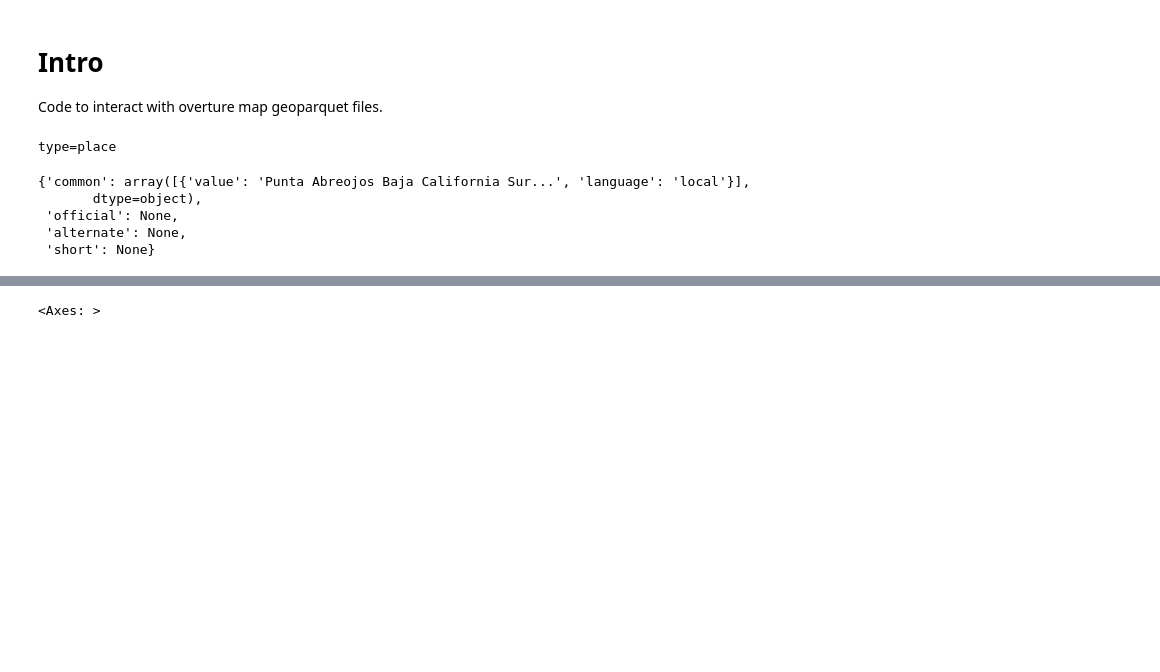
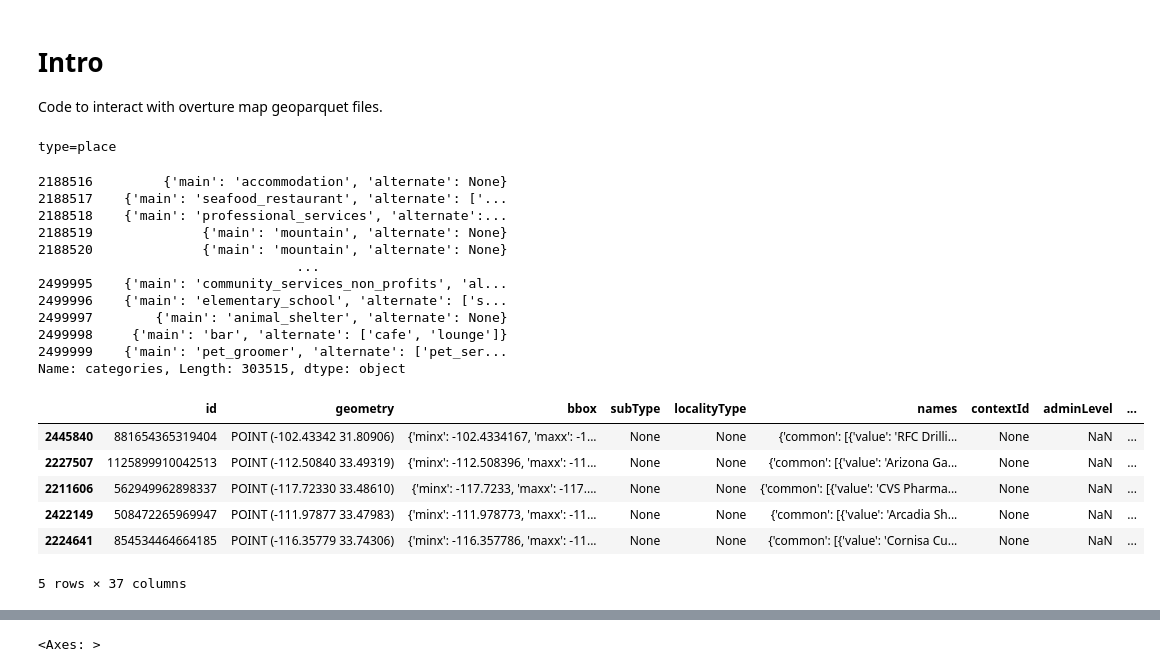
Before and after one commit to easierdata/geohash-cid, a Jupyter notebook: notebooks/data_processing/overturemap_parquet.ipynb, the cells around one changed output, grey strips where cells are left out. Saved outputs shown, nothing was run; the diff lists cells and outputs as text; code cells hidden in the pictures; blank space fills up the shorter version.

```diff
--- a/notebooks/data_processing/overturemap_parquet.ipynb
+++ b/notebooks/data_processing/overturemap_parquet.ipynb
@@ -16,9 +16,17 @@ gdf = gpd.read_parquet(overture_root+"/theme=places/type=place/part-00010-6cb890
 
 gdf = gdf.cx[-125:-66, 24:50]
 # %%
+gdf.categories
 # %% [output]
-{'common': array([{'value': 'Punta Abreojos Baja California Sur...', 'language': 'local'}],
-       dtype=object),
- 'official': None,
- 'alternate': None,
- 'short': None}
+2188516         {'main': 'accommodation', 'alternate': None}
+2188517    {'main': 'seafood_restaurant', 'alternate': ['...
+2188518    {'main': 'professional_services', 'alternate':...
+2188519              {'main': 'mountain', 'alternate': None}
+2188520              {'main': 'mountain', 'alternate': None}
+                                 ...
+2499995    {'main': 'community_services_non_profits', 'al...
+2499996    {'main': 'elementary_school', 'alternate': ['s...
+2499997        {'main': 'animal_shelter', 'alternate': None}
+2499998     {'main': 'bar', 'alternate': ['cafe', 'lounge']}
+2499999    {'main': 'pet_groomer', 'alternate': ['pet_ser...
+Name: categories, Length: 303515, dtype: object
@@ -24,0 +35,10 @@ gdf = gdf.cx[-125:-66, 24:50]
+# %%
+df.head()
+# %% [output]
+|  | id | geometry | bbox | subType | localityType | names | contextId | adminLevel | ... |
+| 2445840 | 881654365319404 | POINT (-102.43342 31.80906) | {'minx': -102.4334167, 'maxx': -1... | None | None | {'common': [{'value': 'RFC Drilli... | None | NaN | ... |
+| 2227507 | 1125899910042513 | POINT (-112.50840 33.49319) | {'minx': -112.508396, 'maxx': -11... | None | None | {'common': [{'value': 'Arizona Ga... | None | NaN | ... |
+| 2211606 | 562949962898337 | POINT (-117.72330 33.48610) | {'minx': -117.7233, 'maxx': -117.... | None | None | {'common': [{'value': 'CVS Pharma... | None | NaN | ... |
+| 2422149 | 508472265969947 | POINT (-111.97877 33.47983) | {'minx': -111.978773, 'maxx': -11... | None | None | {'common': [{'value': 'Arcadia Sh... | None | NaN | ... |
+| 2224641 | 854534464664185 | POINT (-116.35779 33.74306) | {'minx': -116.357786, 'maxx': -11... | None | None | {'common': [{'value': 'Cornisa Cu... | None | NaN | ... |
+5 rows × 37 columns
```
Also changed, not shown: parts of 12 cells of this notebook, 4 other files.
